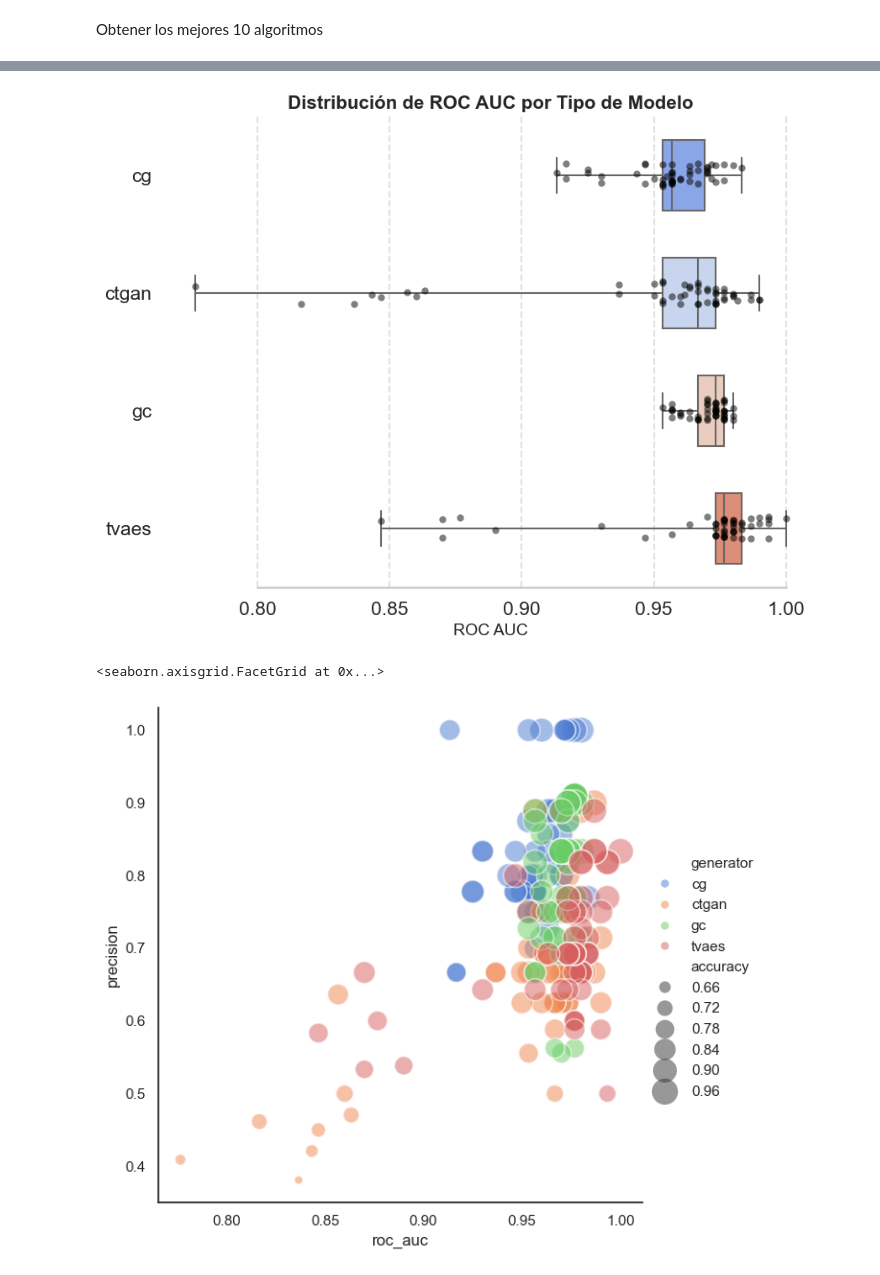
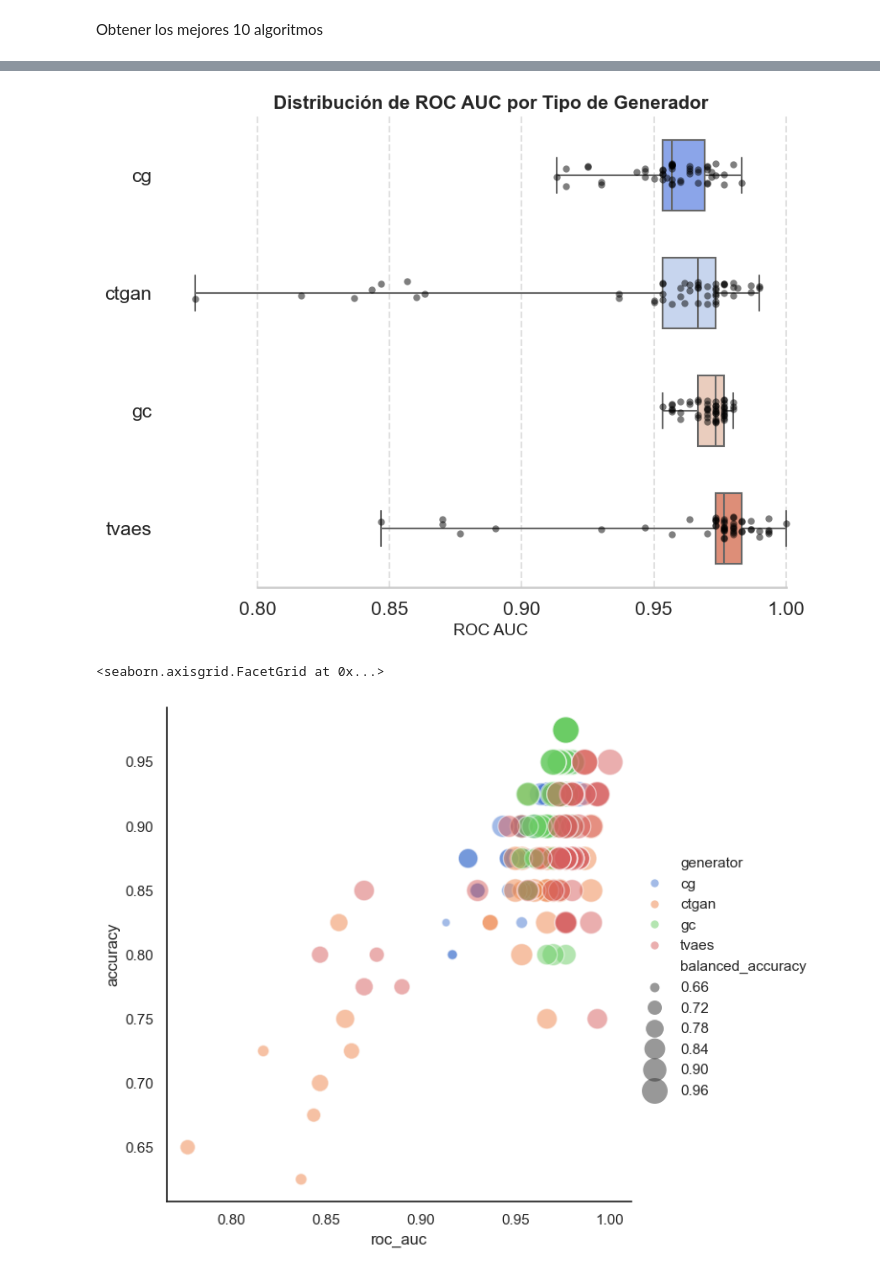
Before and after one commit to jgalanl/synthetic-data, a Jupyter notebook: analytics/analytics.ipynb, the cells around one changed output, grey strips where cells are left out. Saved outputs shown, nothing was run; the diff lists cells and outputs as text; code cells hidden in the pictures.

```diff
--- a/analytics/analytics.ipynb
+++ b/analytics/analytics.ipynb
@@ -111,7 +116,7 @@ sns.stripplot(
 )
 
 # Personalización del gráfico
-ax.set_title("Distribución de ROC AUC por Tipo de Modelo", fontsize=16, fontweight="bold")
+ax.set_title("Distribución de ROC AUC por Tipo de Generador", fontsize=16, fontweight="bold")
 ax.set_xlabel("ROC AUC", fontsize=14)
 ax.set_ylabel("")  # Se mantiene vacío para claridad
 ax.xaxis.grid(True, linestyle="--", alpha=0.6)  # Líneas de cuadrícula más sutiles
@@ -127,20 +132,20 @@ plt.tight_layout()
 # Mostrar el gráfico
 plt.show()
 # %% [output]
-[figure, old version]
+[figure, new version]
 # %%
 import seaborn as sns
 sns.set_theme(style="white")
 
 # Load the example mpg dataset
 
 # Plot miles per gallon against horsepower with other semantics
-sns.relplot(x="roc_auc", y="precision", hue="generator", size="accuracy",
+sns.relplot(x="roc_auc", y="accuracy", hue="generator", size="balanced_accuracy",
             sizes=(40, 400), alpha=.5, palette="muted",
             height=6, data=result_df)
 # %% [output]
 <seaborn.axisgrid.FacetGrid at 0x...>
-[figure, old version]
+[figure, new version]
 # %%
 import seaborn as sns
 sns.set_theme(style="white")
```
Also changed, not shown: parts of 15 cells of this notebook, 1 other file.
